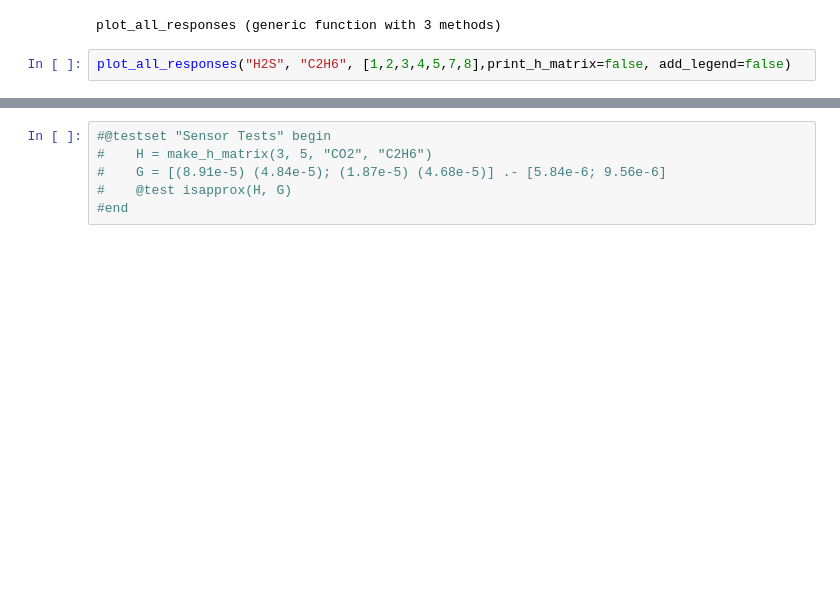
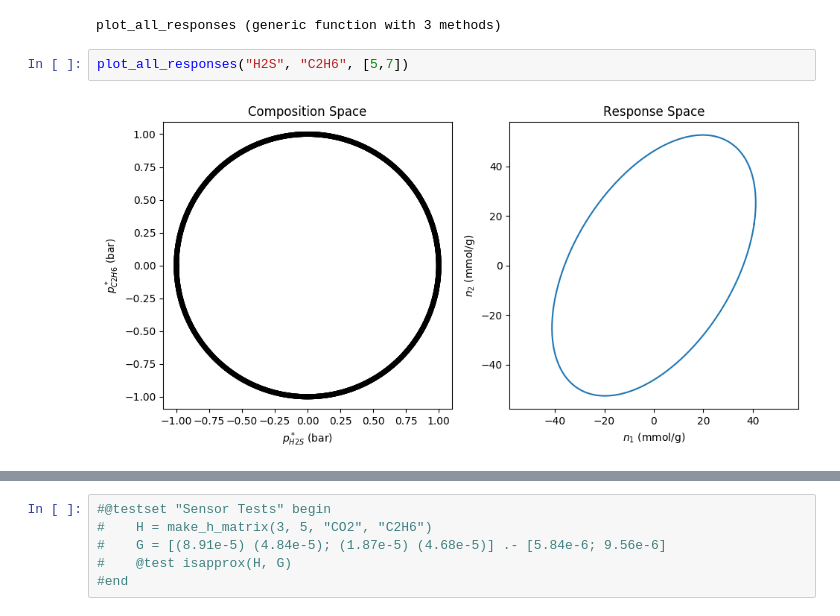
Before and after one commit to SimonEnsemble/sensor_arrays, a Jupyter notebook: src/Sensor_notebook.ipynb, the cells around one changed output, grey strips where cells are left out. Saved outputs shown, nothing was run; the diff lists cells and outputs as text; blank space fills up the shorter version.

```diff
--- a/src/Sensor_notebook.ipynb
+++ b/src/Sensor_notebook.ipynb
@@ -370,4 +367,6 @@ plot_all_responses(gas1::AbstractString, gas2::AbstractString, mof_list::Array{S
 # %% [output]
 plot_all_responses (generic function with 3 methods)
 # %%
-plot_all_responses("H2S", "C2H6", [1,2,3,4,5,7,8],print_h_matrix=false, add_legend=false)
+plot_all_responses("H2S", "C2H6", [5,7])
+# %% [output]
+[figure, added]
```
Also changed, not shown: parts of 10 cells of this notebook, 1 other file.
